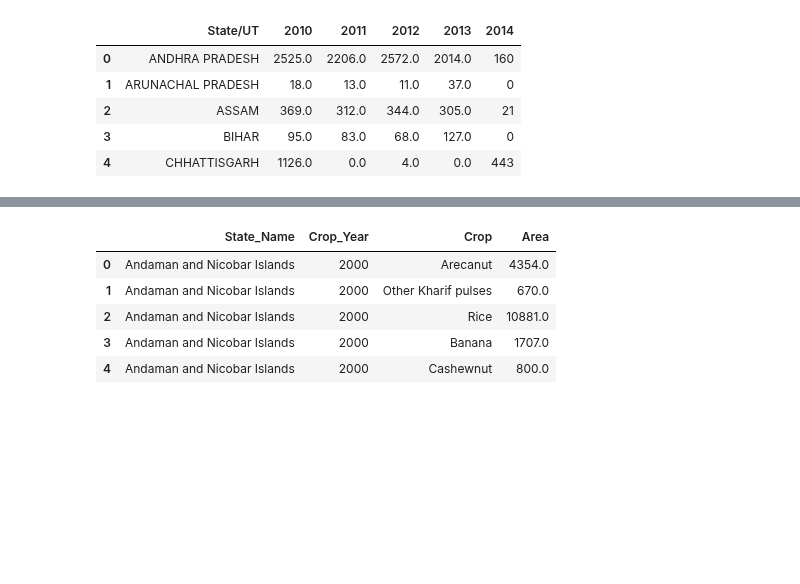
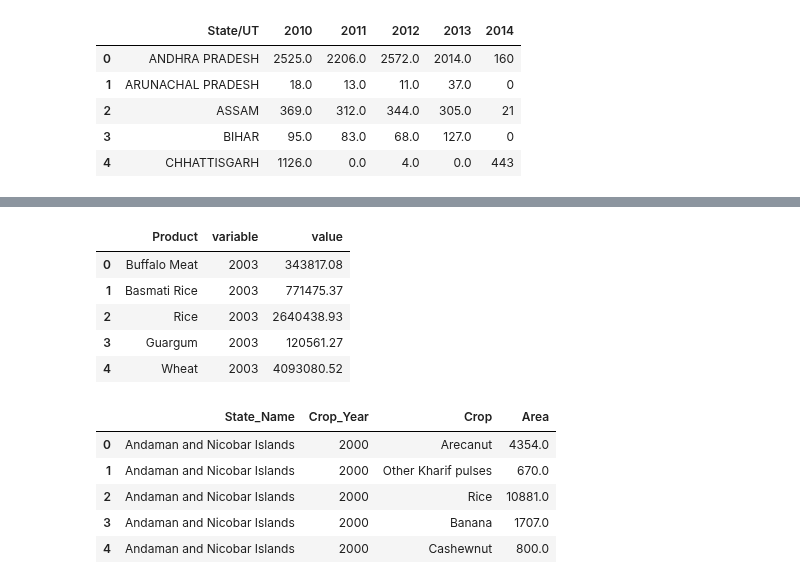
Before and after one commit to nitinvbharti/Agriculture_Analysis, a Jupyter notebook: Agro_analysis.ipynb, the cells around one changed output, grey strips where cells are left out. Saved outputs shown, nothing was run; the diff lists cells and outputs as text; code cells hidden in the pictures; blank space fills up the shorter version.

```diff
--- a/Agro_analysis.ipynb
+++ b/Agro_analysis.ipynb
@@ -263,3 +263,23 @@ plt.show()
+# %%
+exports = pd.read_csv('IndiaExport.csv',delimiter=',')
+to_drop = []
+for head in exports.columns[1:]:
+    if 'Unn' in head:
+        to_drop.append(head)
+exports.drop(columns = to_drop,inplace=True)
+exports = exports.drop(0)
+exports.rename(columns = {'Unnamed: 0':'Product'},inplace = True)
+exports = exports.melt(id_vars='Product')
+exports.variable = exports.variable.astype(int)
+exports.value = exports.value.astype(float)
+exports.head()
+# %% [output]
+|  | Product | variable | value |
+| 0 | Buffalo Meat | 2003 | 343817.08 |
+| 1 | Basmati Rice | 2003 | 771475.37 |
+| 2 | Rice | 2003 | 2640438.93 |
+| 3 | Guargum | 2003 | 120561.27 |
+| 4 | Wheat | 2003 | 4093080.52 |
 # %%
 area = crop_prod.copy()
 area = area.loc[area.loc[:,'Crop_Year'] >=2000,:]
```
Also changed, not shown: parts of 3 cells of this notebook, 1 other file.
